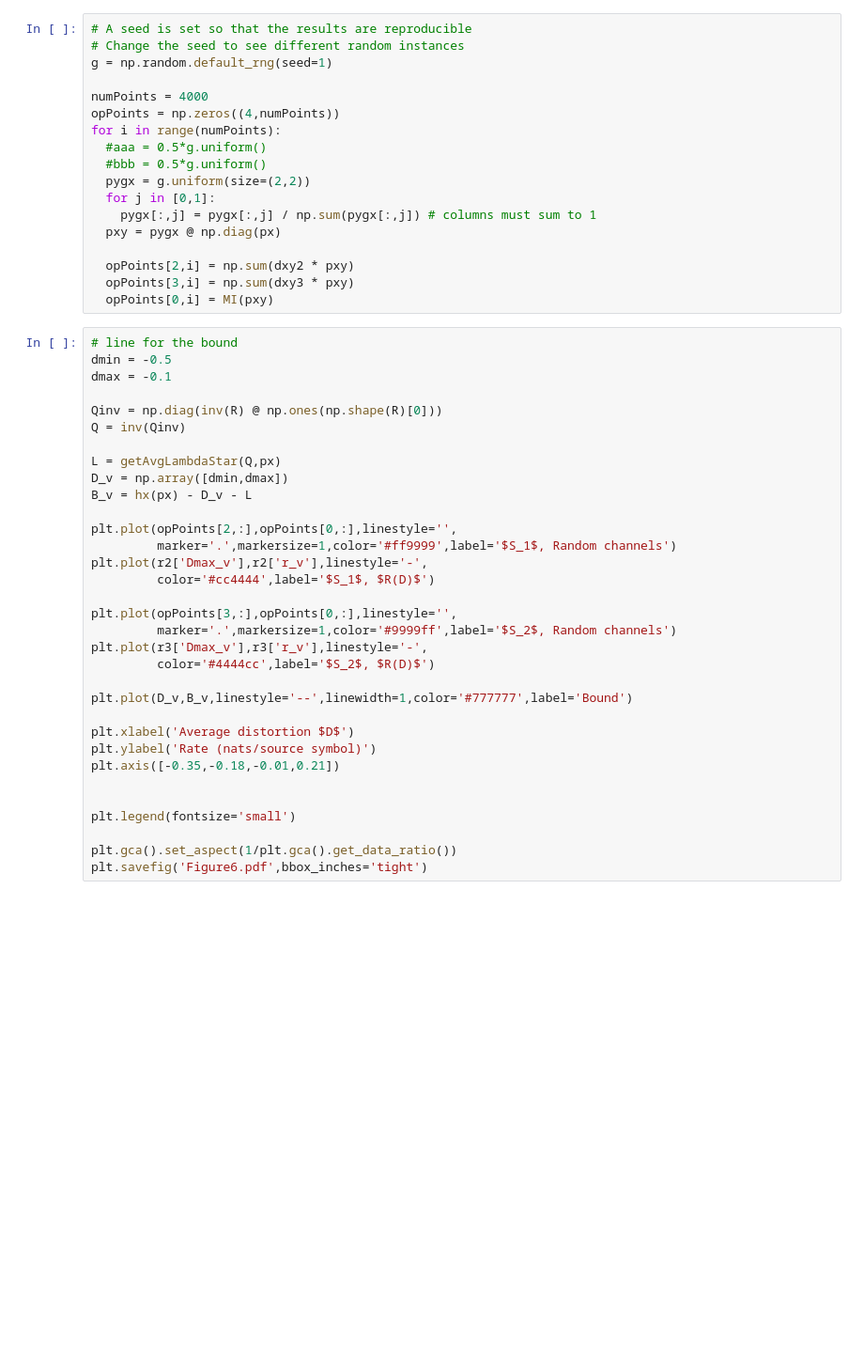
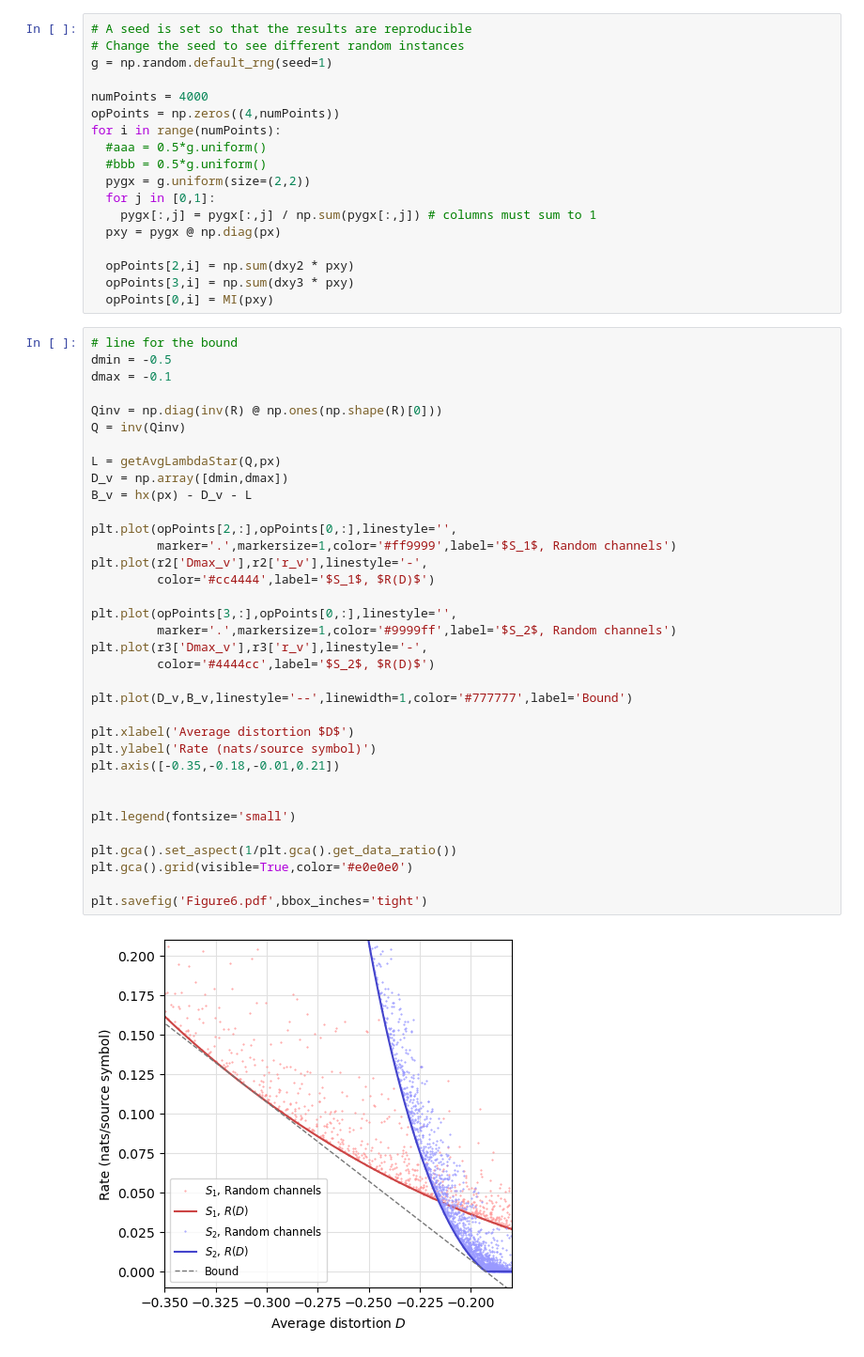
Before and after one commit to andreweckford/Distortion-and-fitness, a Jupyter notebook: Notebook-to-generate-Figure-6.ipynb, the cells around one changed output. Shown at 94% size. Drawn from its saved outputs; the diff is of its cells as text; blank space fills up the shorter version.

```diff
--- a/Notebook-to-generate-Figure-6.ipynb
+++ b/Notebook-to-generate-Figure-6.ipynb
@@ -37,30 +37,34 @@ dmin = -0.5
 dmax = -0.1
 
 Qinv = np.diag(inv(R) @ np.ones(np.shape(R)[0]))
 Q = inv(Qinv)
 
 L = getAvgLambdaStar(Q,px)
 D_v = np.array([dmin,dmax])
 B_v = hx(px) - D_v - L
 
 plt.plot(opPoints[2,:],opPoints[0,:],linestyle='',
          marker='.',markersize=1,color='#ff9999',label='$S_1$, Random channels')
 plt.plot(r2['Dmax_v'],r2['r_v'],linestyle='-',
          color='#cc4444',label='$S_1$, $R(D)$')
 
 plt.plot(opPoints[3,:],opPoints[0,:],linestyle='',
          marker='.',markersize=1,color='#9999ff',label='$S_2$, Random channels')
 plt.plot(r3['Dmax_v'],r3['r_v'],linestyle='-',
          color='#4444cc',label='$S_2$, $R(D)$')
 
 plt.plot(D_v,B_v,linestyle='--',linewidth=1,color='#777777',label='Bound')
 
 plt.xlabel('Average distortion $D$')
 plt.ylabel('Rate (nats/source symbol)')
 plt.axis([-0.35,-0.18,-0.01,0.21])
 
 
 plt.legend(fontsize='small')
 
 plt.gca().set_aspect(1/plt.gca().get_data_ratio())
+plt.gca().grid(visible=True,color='#e0e0e0')
+
 plt.savefig('Figure6.pdf',bbox_inches='tight')
+# %% [output]
+[figure, added]
```
Also changed, not shown: 7 other files.
